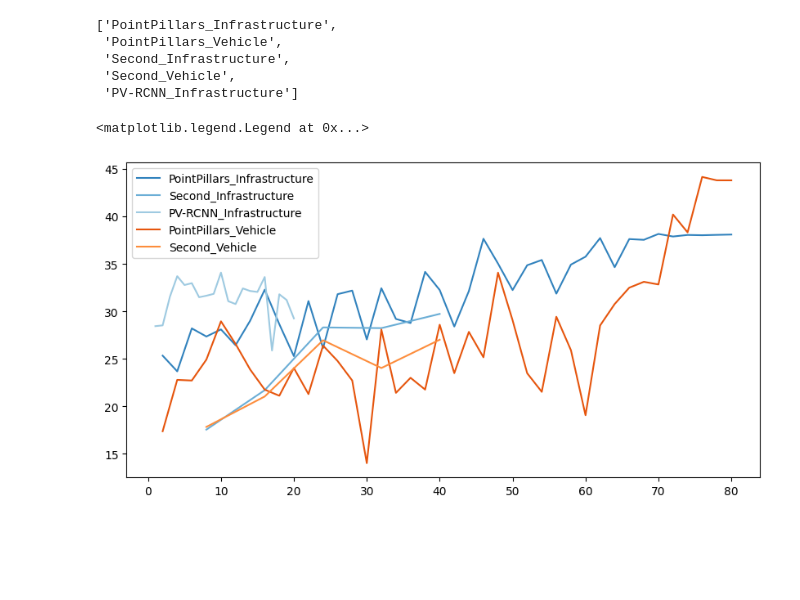
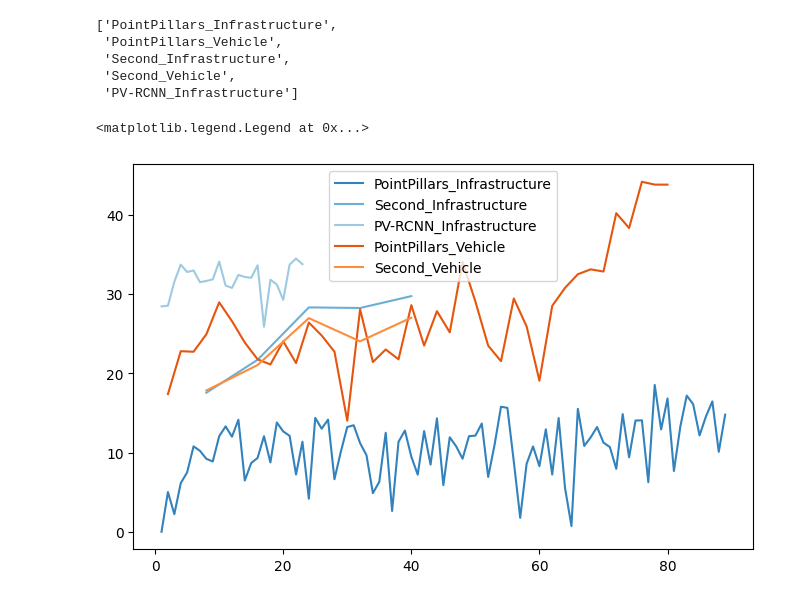
Before and after one commit to ramajoballester/sensus-loci, a Jupyter notebook: sensus/notebooks/paper_graphs.ipynb, the cells around one changed output. Drawn from its saved outputs; the diff is of its cells as text; code cells hidden in the pictures; blank space fills up the shorter version.

```diff
--- a/sensus/notebooks/paper_graphs.ipynb
+++ b/sensus/notebooks/paper_graphs.ipynb
@@ -15,7 +18,8 @@ workdirs_path = os.path.join(sensus.__path__[0], 'work_dirs')
 models_dict = {
     'PointPillars_Infrastructure': {
         'name': 'pointpillars_hv_secfpn_8xb6-160e_dair-infrastructure-3d-3class',
-        'data': '20240226_182316'
+        # 'data': '20240226_182316'
+        'data': '20240311_005744'
     },
     'PointPillars_Vehicle': {
         'name': 'pointpillars_hv_secfpn_8xb6-160e_dair-vehicle-3d-3class',
@@ -89,26 +91,26 @@ models_names
  'Second_Vehicle',
  'PV-RCNN_Infrastructure']
 # %%
-plt.figure(figsize=(10, 5))
+plt.figure(figsize=(8, 5))
 i = 0
 for key in models_dict.keys():
     if 'Infrastructure' in key:
         # Plot using 'tab_20c' colormap starting from the 5th color
         plt.plot(models_dict[key]['metrics']['epoch'],
             models_dict[key]['metrics']['Kitti metric/pred_instances_3d/KITTI/Car_3D_AP40_moderate_strict'],
             label=key, color=plt.cm.tab20c(i + 0))
         i += 1
 
 i = 0
 for key in models_dict.keys():
     if 'Vehicle' in key:
         # Plot using 'tab_20c' colormap starting from the 5th color
         plt.plot(models_dict[key]['metrics']['epoch'],
             models_dict[key]['metrics']['Kitti metric/pred_instances_3d/KITTI/Car_3D_AP40_moderate_strict'],
             label=key, color=plt.cm.tab20c(i + 4))
         i += 1
 
 plt.legend()
 # %% [output]
 <matplotlib.legend.Legend at 0x...>
-[figure, old version]
+[figure, new version]
```
Also changed, not shown: parts of 10 cells of this notebook, 5 other files.
